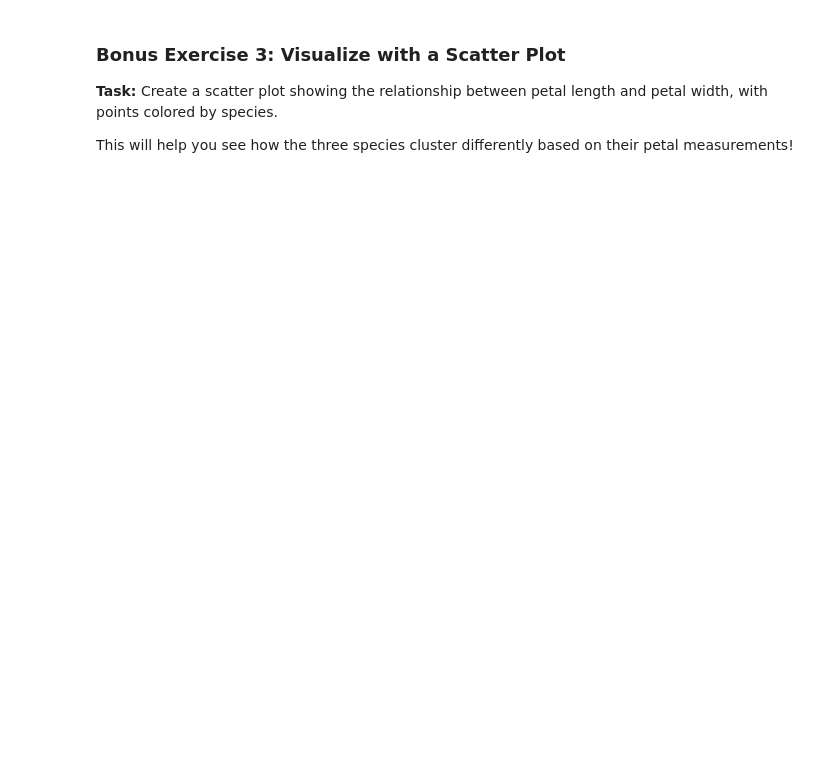
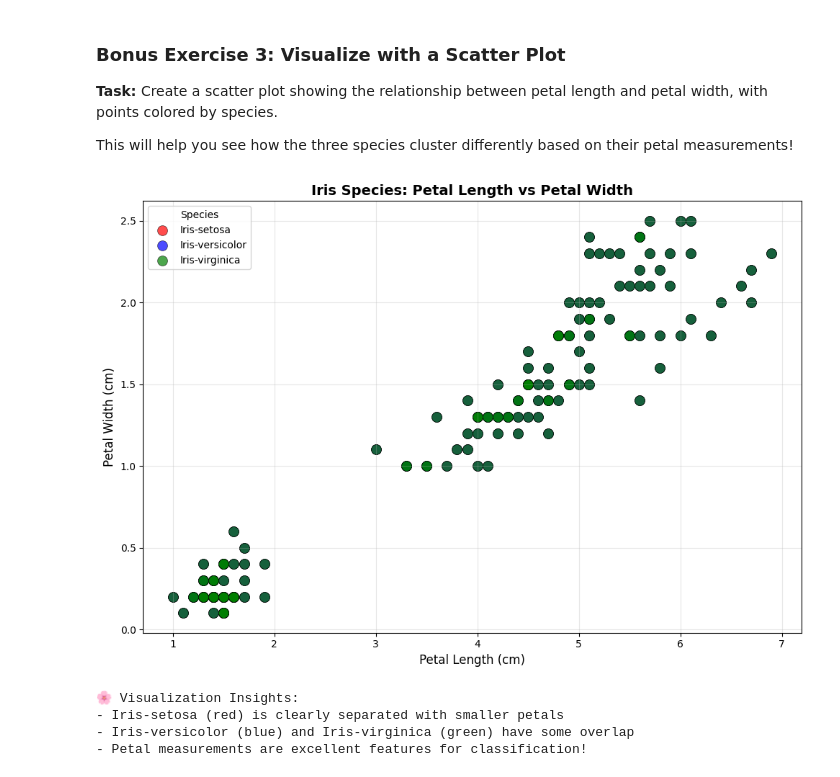
Before and after one commit to nehera21/innovation-lab-tutorials, a Jupyter notebook: data_loading_and_cleaning.ipynb, the cells around one changed output. Saved outputs shown, nothing was run; the diff lists cells and outputs as text; code cells hidden in the pictures; blank space fills up the shorter version.

```diff
--- a/data_loading_and_cleaning.ipynb
+++ b/data_loading_and_cleaning.ipynb
@@ -442,15 +635,17 @@ The Iris dataset is in the `data` folder. Let's load it!
 5. Check how many samples of each species we have (hint: use `.value_counts()`)
 # %%
 # TODO: 1. Load the dataset
-iris_df = None  # Replace None with the correct code to load the dataset
+iris_df = pd.read_csv('data/Iris.csv')  # Replace None with the correct code to load the dataset
 
 # TODO: 2. Display first 10 rows
-
+iris_df.head()
+iris_df.tail()
 
 # TODO: 3. Check dataframe info using .info()
-
+iris_df.info()
 
 # TODO: 4. Show the statistical summary
-
+iris_df.describe()
 
 # TODO: 5. Count of each species (hint: use .value_counts())
+iris_df.value_counts()
@@ -470,20 +692,21 @@ iris_df = None  # Replace None with the correct code to load the dataset
 iris_clean = iris_df.copy()
 
 # TODO: 1. Drop the 'Id' column
-
+iris_clean.drop(columns='Id', inplace=True)
 # TODO: 2. Encode Species to numbers (hint: add the species_mapping dictionary to the map function)
 species_mapping = {
     'Iris-setosa': 0,
     'Iris-versicolor': 1,
     'Iris-virginica': 2
 }
-
+iris_clean['species_encoded'] = iris_clean['Species'].map(species_mapping)
 # TODO: 3 & 4. Create new features (a sneak peek into feature engineering!)]
-
+iris_clean['petal_area'] = iris_clean['PetalLengthCm'] * iris_clean['PetalWidthCm']
+iris_clean['sepal_area'] = iris_clean['SepalLengthCm'] * iris_clean['SepalWidthCm']
 # TODO: 5. Select features for ML
-feature_cols = [] # Add the feature column names here
-X_iris = None # Replace None with the correct code to create the feature matrix
-y_iris = None # Replace None with the correct code to create the target vector
+feature_cols = ['petal_area','sepal_area','PetalLengthCm','PetalWidthCm','SepalLengthCm','SepalWidthCm','species_encoded'] # Add the feature column names here
+X_iris = iris_clean[feature_cols] # Replace None with the correct code to create the feature matrix
+y_iris = iris_clean['Species'] # Replace None with the correct code to create the target vector
 
 print("Feature matrix shape:", X_iris.shape)
 print("Target vector shape:", y_iris.shape)
@@ -502,32 +743,38 @@ This will help you see how the three species cluster differently based on their
 
 plt.figure(figsize=(10, 7))
 
 colors = {'Iris-setosa': 'red', 'Iris-versicolor': 'blue', 'Iris-virginica': 'green'}
 
 # Plot each species separately so we can color them differently
 for species in iris_clean['Species'].unique():
     species_data = iris_clean[iris_clean['Species'] == species]
 
     # TODO: Replace None with the columns to create the scatter plot of the petal length vs petal width
-    plt.scatter(None,
-                None,
+    plt.scatter(iris_clean['PetalLengthCm'],
+                iris_clean['PetalWidthCm'],
                 c=colors[species],
                 label=species,
                 alpha=0.7,  # Slight transparency
                 s=100,      # Size of points
                 edgecolors='black',
                 linewidth=0.5)
 
 plt.xlabel('Petal Length (cm)', fontsize=12)
 plt.ylabel('Petal Width (cm)', fontsize=12)
 plt.title('Iris Species: Petal Length vs Petal Width', fontsize=14, fontweight='bold')
 plt.legend(title='Species', fontsize=10)
 plt.grid(True, alpha=0.3)
 
 plt.tight_layout()
 plt.show()
 
 print("🌸 Visualization Insights:")
 print("- Iris-setosa (red) is clearly separated with smaller petals")
 print("- Iris-versicolor (blue) and Iris-virginica (green) have some overlap")
 print("- Petal measurements are excellent features for classification!")
+# %% [output]
+[figure, added]
+🌸 Visualization Insights:
+- Iris-setosa (red) is clearly separated with smaller petals
+- Iris-versicolor (blue) and Iris-virginica (green) have some overlap
+- Petal measurements are excellent features for classification!
```
Also changed, not shown: parts of 16 cells of this notebook.
